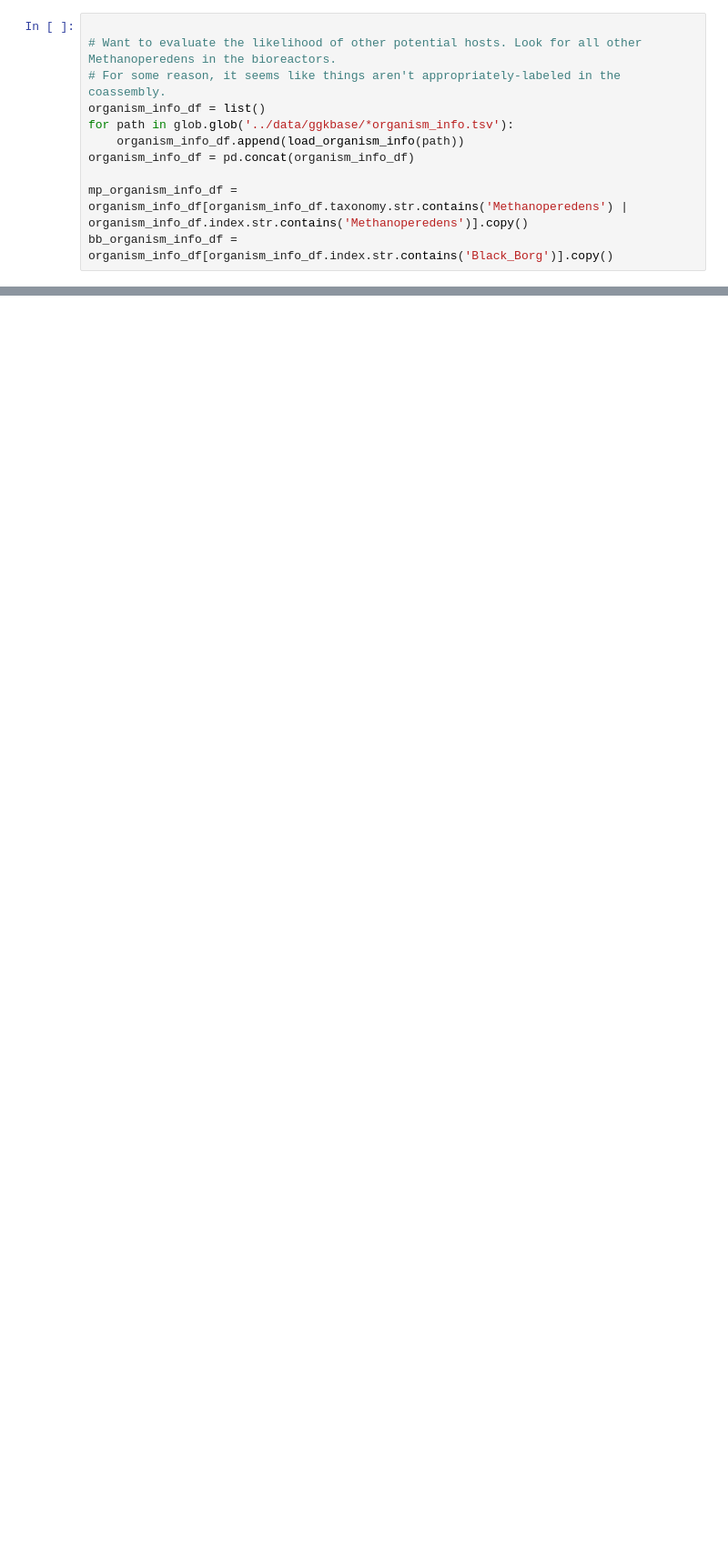
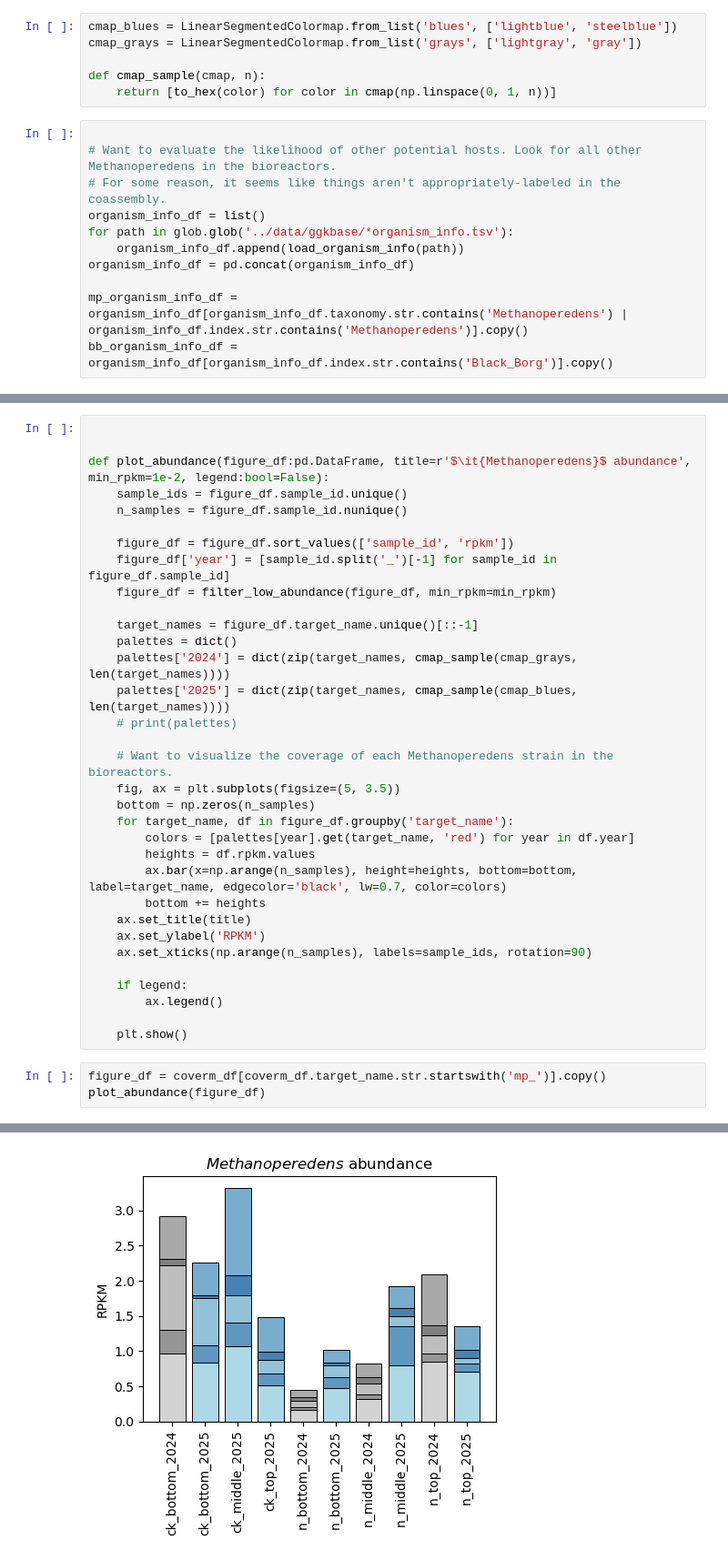
Before and after one commit to pipparichter/banfield, a Jupyter notebook: notebooks/sandbox-1.ipynb, the cells around one changed output, grey strips where cells are left out. Shown: that part at 91% size. Drawn from its saved outputs; the diff is of its cells as text; blank space fills up the shorter version.

```diff
--- a/notebooks/sandbox-1.ipynb
+++ b/notebooks/sandbox-1.ipynb
@@ -19,3 +24,9 @@ import networkx as nx
+# %%
+cmap_blues = LinearSegmentedColormap.from_list('blues', ['lightblue', 'steelblue'])
+cmap_grays = LinearSegmentedColormap.from_list('grays', ['lightgray', 'gray'])
+
+def cmap_sample(cmap, n):
+    return [to_hex(color) for color in cmap(np.linspace(0, 1, n))]
 # %%
 
 # Want to evaluate the likelihood of other potential hosts. Look for all other Methanoperedens in the bioreactors.
@@ -72,0 +100,37 @@ for id_, ggkbase_name in id_to_ggkbase_name_map.items():
+# %%
+
+
+def plot_abundance(figure_df:pd.DataFrame, title=r'$\it{Methanoperedens}$ abundance', min_rpkm=1e-2, legend:bool=False):
+    sample_ids = figure_df.sample_id.unique()
+    n_samples = figure_df.sample_id.nunique()
+
+    figure_df = figure_df.sort_values(['sample_id', 'rpkm'])
+    figure_df['year'] = [sample_id.split('_')[-1] for sample_id in figure_df.sample_id]
+    figure_df = filter_low_abundance(figure_df, min_rpkm=min_rpkm)
+
+    target_names = figure_df.target_name.unique()[::-1]
+    palettes = dict()
+    palettes['2024'] = dict(zip(target_names, cmap_sample(cmap_grays, len(target_names))))
+    palettes['2025'] = dict(zip(target_names, cmap_sample(cmap_blues, len(target_names))))
+    # print(palettes)
+
+    # Want to visualize the coverage of each Methanoperedens strain in the bioreactors.
+    fig, ax = plt.subplots(figsize=(5, 3.5))
+    bottom = np.zeros(n_samples)
+    for target_name, df in figure_df.groupby('target_name'):
+        colors = [palettes[year].get(target_name, 'red') for year in df.year]
+        heights = df.rpkm.values
+        ax.bar(x=np.arange(n_samples), height=heights, bottom=bottom, label=target_name, edgecolor='black', lw=0.7, color=colors)
+        bottom += heights
+    ax.set_title(title)
+    ax.set_ylabel('RPKM')
+    ax.set_xticks(np.arange(n_samples), labels=sample_ids, rotation=90)
+
+    if legend:
+        ax.legend()
+
+    plt.show()
+# %%
+figure_df = coverm_df[coverm_df.target_name.str.startswith('mp_')].copy()
+plot_abundance(figure_df)
+# %% [output]
@@ -72,0 +138 @@ for id_, ggkbase_name in id_to_ggkbase_name_map.items():
+[figure, added]
```
Also changed, not shown: parts of 9 cells of this notebook, 11 other files.
